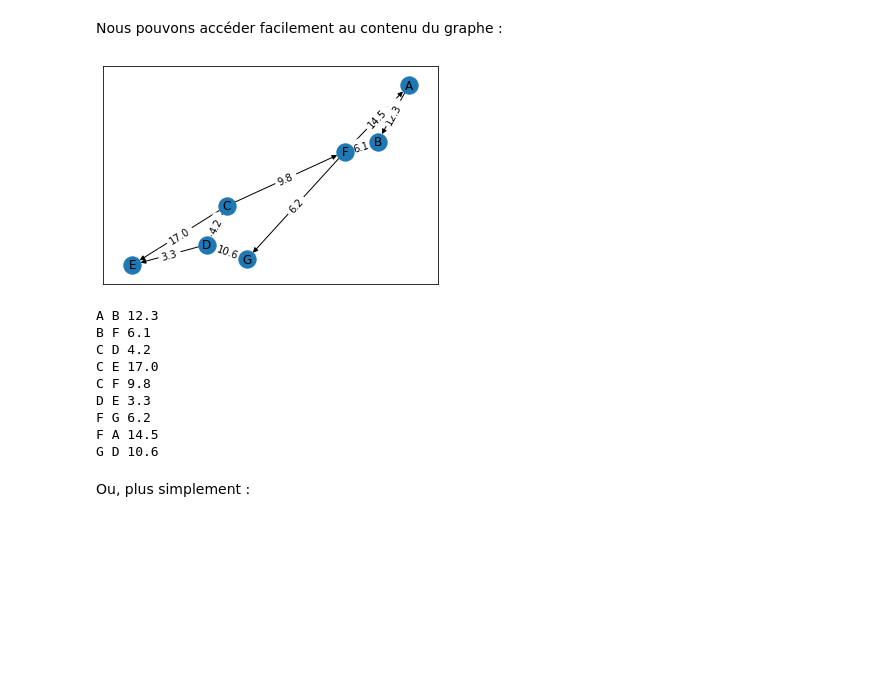
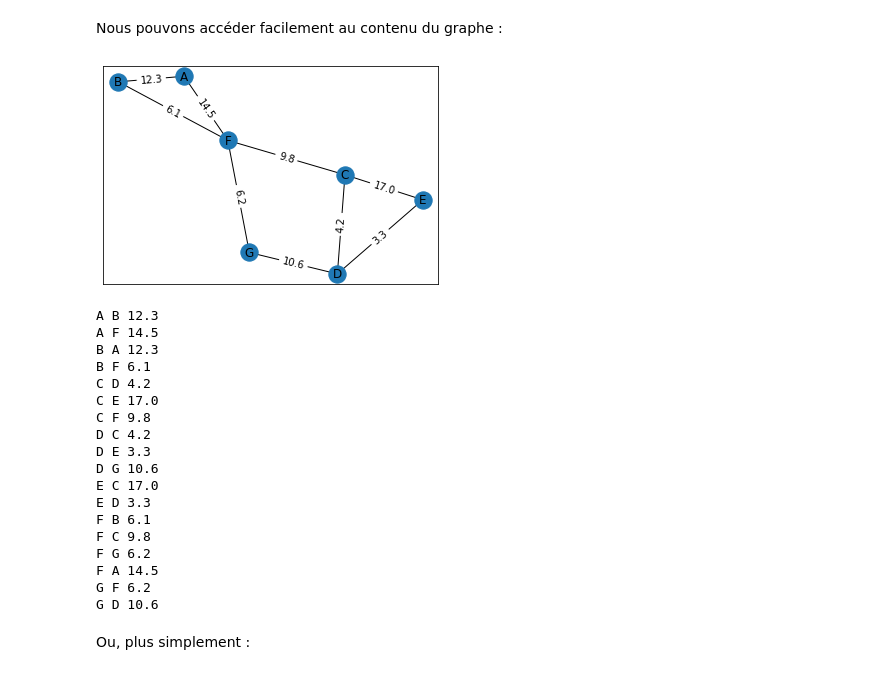
Before and after one commit to GeoLabUniLaSalle/Python, a Jupyter notebook: Graphes_Représentation_en_Python.ipynb, the cells around one changed output. Saved outputs shown, nothing was run; the diff lists cells and outputs as text; code cells hidden in the pictures; blank space fills up the shorter version.

```diff
--- a/Graphes_Représentation_en_Python.ipynb
+++ b/Graphes_Représentation_en_Python.ipynb
@@ -179,48 +179,57 @@ Nous pouvons accéder facilement au contenu du graphe :
 import networkx as nx
 import matplotlib.pyplot as plt
 
-G = nx.DiGraph() # Nous avons remplacé Graph() par DiGraph()
+G = nx.Graph()
 G.add_node("A")
 G.add_node("B")
 G.add_node("C")
 G.add_node("D")
 G.add_node("E")
 G.add_node("F")
 G.add_node("G")
 G.add_edge("A","B", weight = 12.3)
 G.add_edge("B","F", weight = 6.1)
 G.add_edge("C","D", weight = 4.2)
 G.add_edge("C","E", weight = 17.0)
 G.add_edge("C","F", weight = 9.8)
 G.add_edge("D","E", weight = 3.3)
 G.add_edge("F","G", weight = 6.2)
 G.add_edge("F","A", weight = 14.5)
 G.add_edge("G","D", weight = 10.6)
 
 pos = nx.spring_layout(G)
 
 nx.draw_networkx_nodes(G, pos)
 nx.draw_networkx_labels(G, pos)
 nx.draw_networkx_edges(G, pos)
 
 labels = nx.get_edge_attributes(G,'weight')
 nx.draw_networkx_edge_labels(G,pos,edge_labels=labels)
 
 plt.show()
 
 for sommet1, voisins in G.adj.items():
   for sommet2, donnee in voisins.items():
      print(sommet1, sommet2, donnee['weight'])
 # %% [output]
-[figure, old version]
+[figure, new version]
 A B 12.3
+A F 14.5
+B A 12.3
 B F 6.1
 C D 4.2
 C E 17.0
 C F 9.8
+D C 4.2
 D E 3.3
+D G 10.6
+E C 17.0
+E D 3.3
+F B 6.1
+F C 9.8
 F G 6.2
 F A 14.5
+G F 6.2
 G D 10.6
 # %% [markdown]
 Ou, plus simplement :
```
Also changed, not shown: parts of 9 cells of this notebook.
